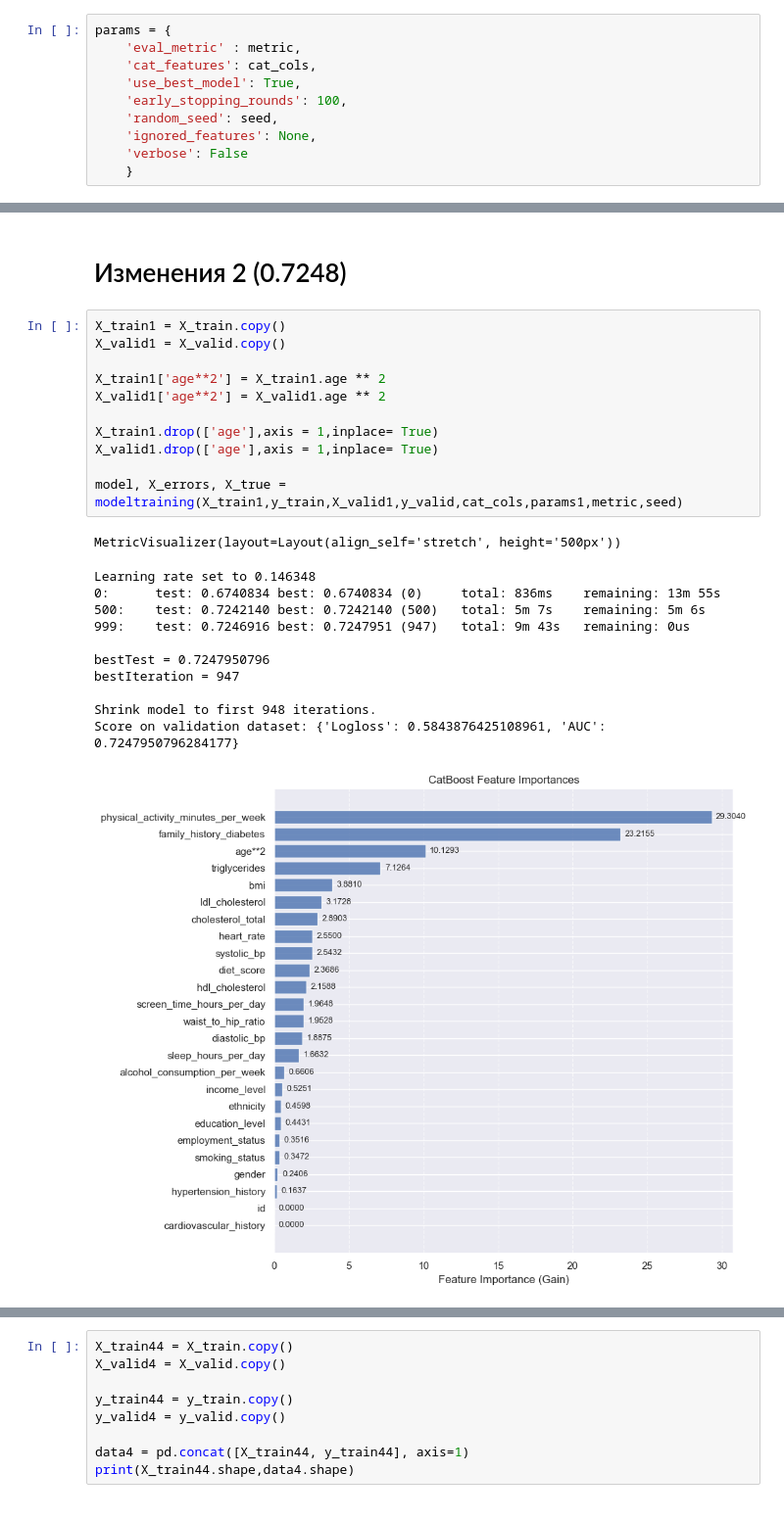
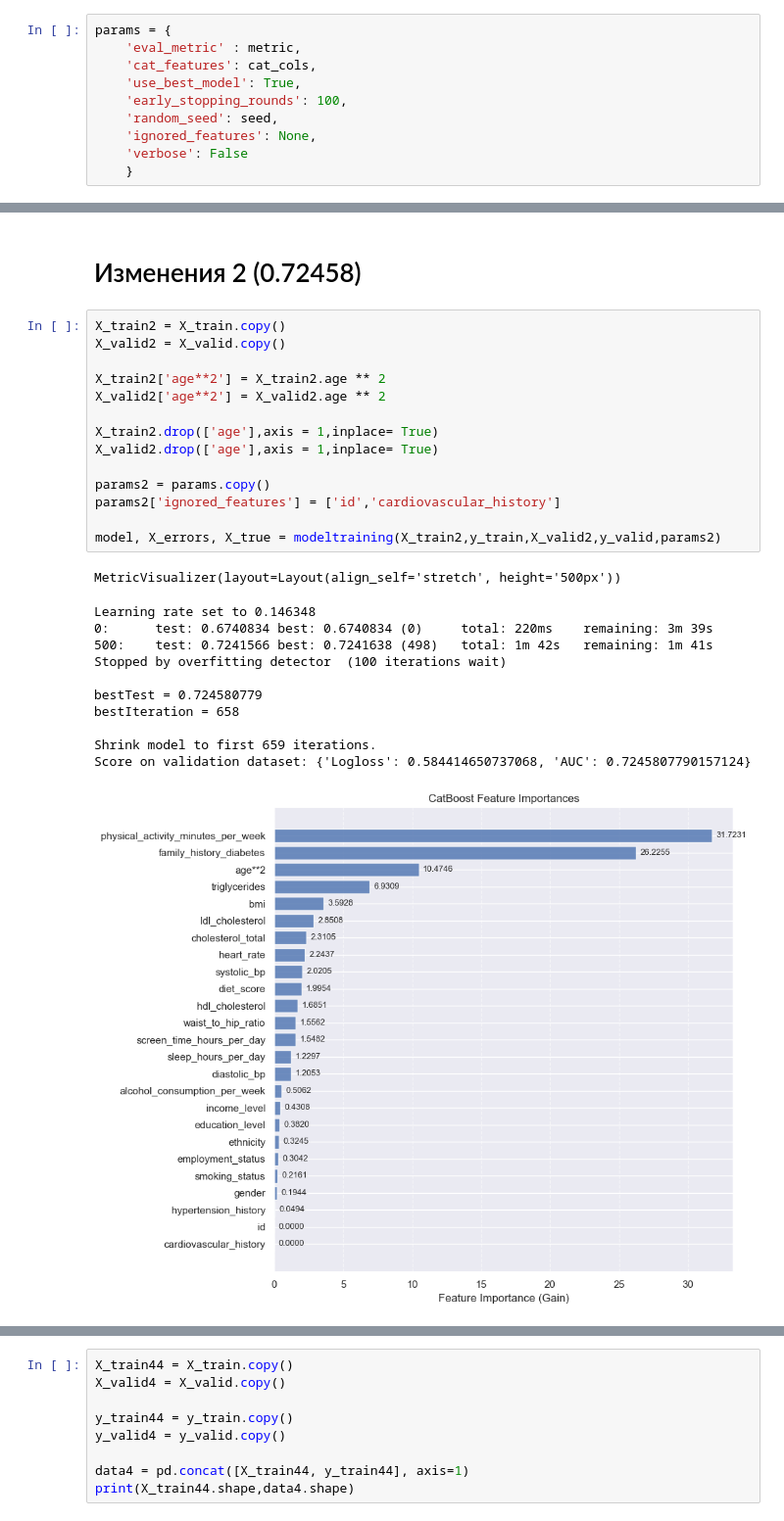
Before and after one commit to s0rryqqq/kaggle_notebooks, a Jupyter notebook: diabet_classification/notebookc0ee87e62e.ipynb, the cells around one changed output, grey strips where cells are left out. Shown at 98% size. Cells and saved outputs as stored; diff of their text form.

Commit message:
upd: added error analize without distribution shift

```diff
--- a/diabet_classification/notebookc0ee87e62e.ipynb
+++ b/diabet_classification/notebookc0ee87e62e.ipynb
@@ -433,29 +452,32 @@ See the caveats in the documentation: https://pandas.pydata.org/pandas-docs/stab
 # %% [markdown]
-# Изменения 2 (0.7248)
+# Изменения 2 (0.72458)
 # %%
-X_train1 = X_train.copy()
-X_valid1 = X_valid.copy()
+X_train2 = X_train.copy()
+X_valid2 = X_valid.copy()
 
-X_train1['age**2'] = X_train1.age ** 2
-X_valid1['age**2'] = X_valid1.age ** 2
+X_train2['age**2'] = X_train2.age ** 2
+X_valid2['age**2'] = X_valid2.age ** 2
 
-X_train1.drop(['age'],axis = 1,inplace= True)
-X_valid1.drop(['age'],axis = 1,inplace= True)
+X_train2.drop(['age'],axis = 1,inplace= True)
+X_valid2.drop(['age'],axis = 1,inplace= True)
 
-model, X_errors, X_true = modeltraining(X_train1,y_train,X_valid1,y_valid,cat_cols,params1,metric,seed)
+params2 = params.copy()
+params2['ignored_features'] = ['id','cardiovascular_history']
+
+model, X_errors, X_true = modeltraining(X_train2,y_train,X_valid2,y_valid,params2)
 # %% [output]
 MetricVisualizer(layout=Layout(align_self='stretch', height='500px'))
 Learning rate set to 0.146348
-0:      test: 0.6740834 best: 0.6740834 (0)     total: 836ms    remaining: 13m 55s
-500:    test: 0.7242140 best: 0.7242140 (500)   total: 5m 7s    remaining: 5m 6s
-999:    test: 0.7246916 best: 0.7247951 (947)   total: 9m 43s   remaining: 0us
+0:      test: 0.6740834 best: 0.6740834 (0)     total: 220ms    remaining: 3m 39s
+500:    test: 0.7241566 best: 0.7241638 (498)   total: 1m 42s   remaining: 1m 41s
+Stopped by overfitting detector  (100 iterations wait)
 
-bestTest = 0.7247950796
-bestIteration = 947
+bestTest = 0.724580779
+bestIteration = 658
 
-Shrink model to first 948 iterations.
-Score on validation dataset: {'Logloss': 0.5843876425108961, 'AUC': 0.7247950796284177}
+Shrink model to first 659 iterations.
+Score on validation dataset: {'Logloss': 0.584414650737068, 'AUC': 0.7245807790157124}
-[figure, old version]
+[figure, new version]
 # %%
 def plot_error_rate_per_bin(df_errors, df_correct, drop_cols=None):
     """
```
Also changed, not shown: parts of 35 cells of this notebook.
